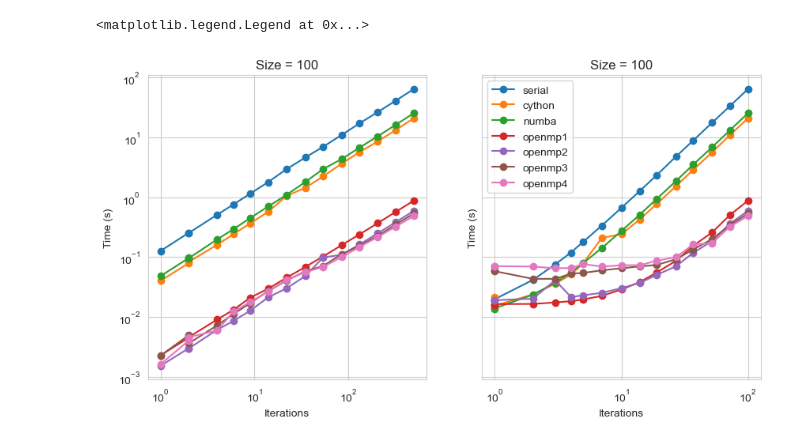
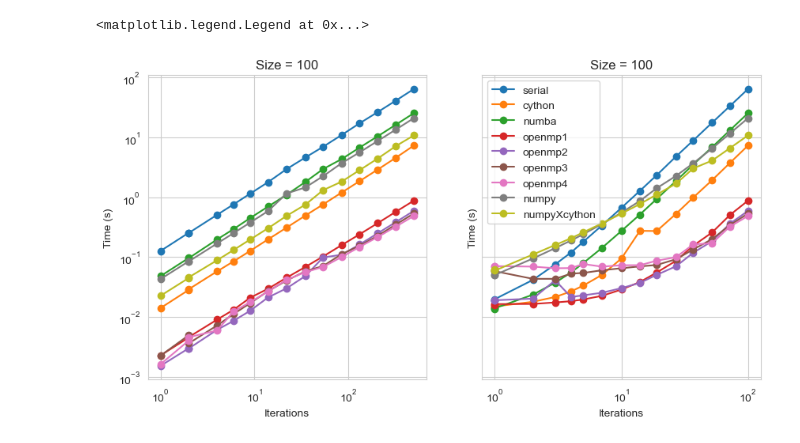
Before and after one commit to Fel1-x/LebwohlLasher, a Jupyter notebook: data/data_processing.ipynb, the cells around one changed output. Cells and saved outputs as stored; diff of their text form; code cells hidden in the pictures.

Commit message:
added a new cythonXnumpy method and begun work on mpi4py

```diff
--- a/data/data_processing.ipynb
+++ b/data/data_processing.ipynb
@@ -10,7 +10,9 @@ data_locations = {
     "openmp1": "../openmp_code/results1.csv",
     "openmp2": "../openmp_code/results2.csv",
     "openmp3": "../openmp_code/results3.csv",
-    "openmp4": "../openmp_code/results4.csv"
+    "openmp4": "../openmp_code/results4.csv",
+    "numpy": "../numpy_code/results.csv",
+    "numpyXcython": "../numpyXcython_code/results.csv",
 }
 
 timeplots = []
@@ -19,57 +21,31 @@ sizeplots = []
 for path in data_locations.values():
     df = pd.read_csv(path)
     timeplots.append(df[df["size"] == 100])
     sizeplots.append(df[df["iterations"] == 500])
-# print(timeplots)
-#
-# df_serial = pd.read_csv('../serial_code/results.csv')
-# timeplot_100_df_serial = df_serial[df_serial["size"] == 100]
-# sizeplot_100_df_serial = df_serial[df_serial["iterations"] == 500]
-#
-# df_cython = pd.read_csv('../cython_code/results.csv')
-# timeplot_100_df_cython = df_cython[df_cython["size"] == 100]
-# sizeplot_100_df_cython = df_cython[df_cython["iterations"] == 500]
-#
-# df_numba = pd.read_csv('../numba_code/results.csv')
-# timeplot_100_df_numba = df_numba[df_numba["size"] == 100]
-# sizeplot_100_df_numba = df_numba[df_numba["iterations"] == 500]
-#
-# df_openmp1 = pd.read_csv('../openmp_code/results1.csv')
-# timeplot_100_df_openmp1 = df_openmp1[df_openmp1["size"] == 100]
-# sizeplot_100_df_openmp1 = df_openmp1[df_openmp1["iterations"] == 500]
 
 fig, ax = plt.subplots(1, 2, figsize=(10,5), sharey=True)
 
 i=0
 for df in timeplots:
     ax[0].plot(df["iterations"], df["time"], marker='o', linestyle='-', label=list(data_locations.keys())[i])
     i+=1
 ax[0].set_xscale("log")
 ax[0].set_yscale("log")
 ax[0].set_xlabel("Iterations")
 ax[0].set_ylabel("Time (s)")
 ax[0].set_title("Size = 100")
 
 i=0
 for df in sizeplots:
     ax[1].plot(df["size"], df["time"], marker='o', linestyle='-', label=list(data_locations.keys())[i])
     i+=1
 ax[1].set_xscale("log")
 ax[1].set_yscale("log")
 ax[1].set_xlabel("Iterations")
 ax[1].set_ylabel("Time (s)")
 ax[1].set_title("Size = 100")
 
 ax[1].legend()
-
-# ax[1].plot(sizeplot_100_df_serial["size"], sizeplot_100_df_serial["time"], marker='o', linestyle='-')
-# ax[1].plot(sizeplot_100_df_cython["size"], sizeplot_100_df_cython["time"], marker='o', linestyle='-')
-# ax[1].plot(sizeplot_100_df_numba["size"], sizeplot_100_df_numba["time"], marker='o', linestyle='-')
-# ax[1].plot(sizeplot_100_df_openmp1["size"], sizeplot_100_df_openmp1["time"], marker='o', linestyle='-')
-# ax[1].set_xscale("log")
-# ax[1].set_yscale("log")
-# ax[1].set_xlabel("Size")
-# ax[1].set_title("Iterations = 500")
 # %% [output]
 <matplotlib.legend.Legend at 0x...>
-[figure, old version]
+[figure, new version]
```
Also changed, not shown: 16 other files.
